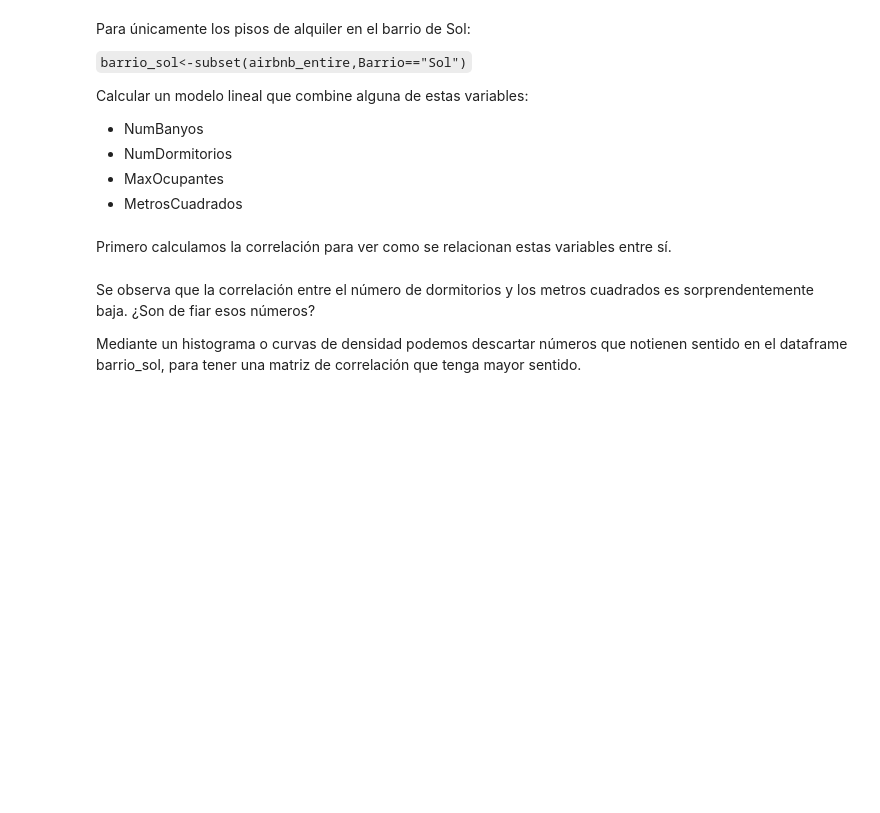
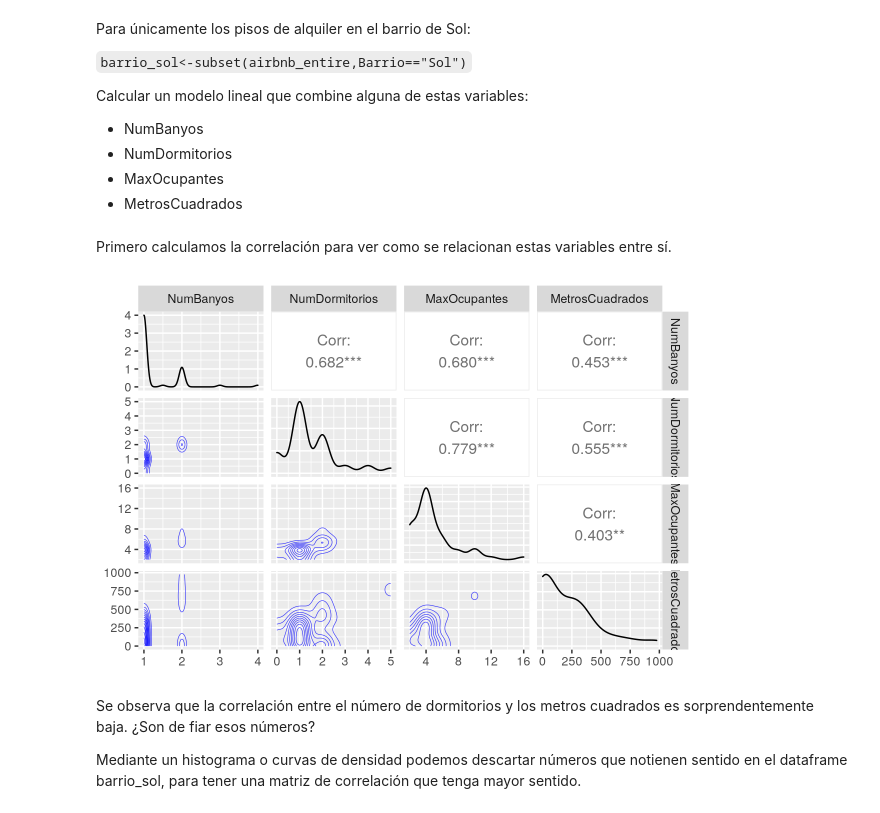
Before and after one commit to rogebautista/estadistica-rogelio, a Jupyter notebook: 0-PracticaFinal-Rogelio.ipynb, the cells around one changed output. Cells and saved outputs as stored; diff of their text form; code cells hidden in the pictures; blank space fills up the shorter version.

```diff
--- a/0-PracticaFinal-Rogelio.ipynb
+++ b/0-PracticaFinal-Rogelio.ipynb
@@ -554,6 +662,17 @@ Calcular un modelo lineal que combine alguna de estas variables:
 * MetrosCuadrados
 # %% [markdown]
 Primero calculamos la correlación para ver como se relacionan estas variables entre sí.
+# %%
+library(GGally)
+options(repr.plot.height=4,repr.plot.width=6)
+df_merged_mts_na_c <- na.omit(filter(airbnb_entire, Barrio=='Sol'))
+
+ggpairs(df_merged_mts_na_c[,c("NumBanyos","NumDormitorios","MaxOcupantes","MetrosCuadrados")],
+       lower = list(continuous = wrap("density", alpha = 0.8,size=0.2,color='blue'))
+       #lower = list(continuous = wrap("points", alpha = 0.3,size=0.1,color='blue'))
+       )
+# %% [output]
+[figure, added]
 # %% [markdown]
 Se observa que la correlación entre el número de dormitorios y los metros cuadrados es sorprendentemente baja.
 ¿Son de fiar esos números?
```
Also changed, not shown: parts of 7 cells of this notebook, 4 other files.
